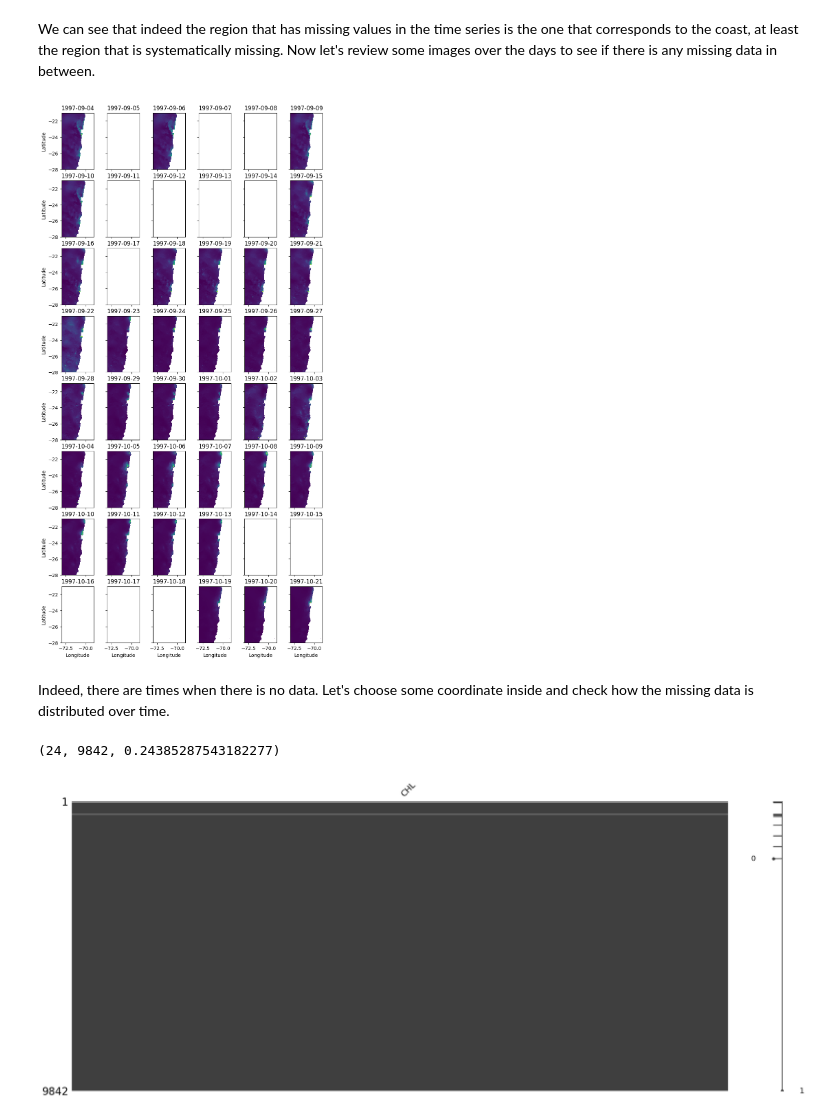
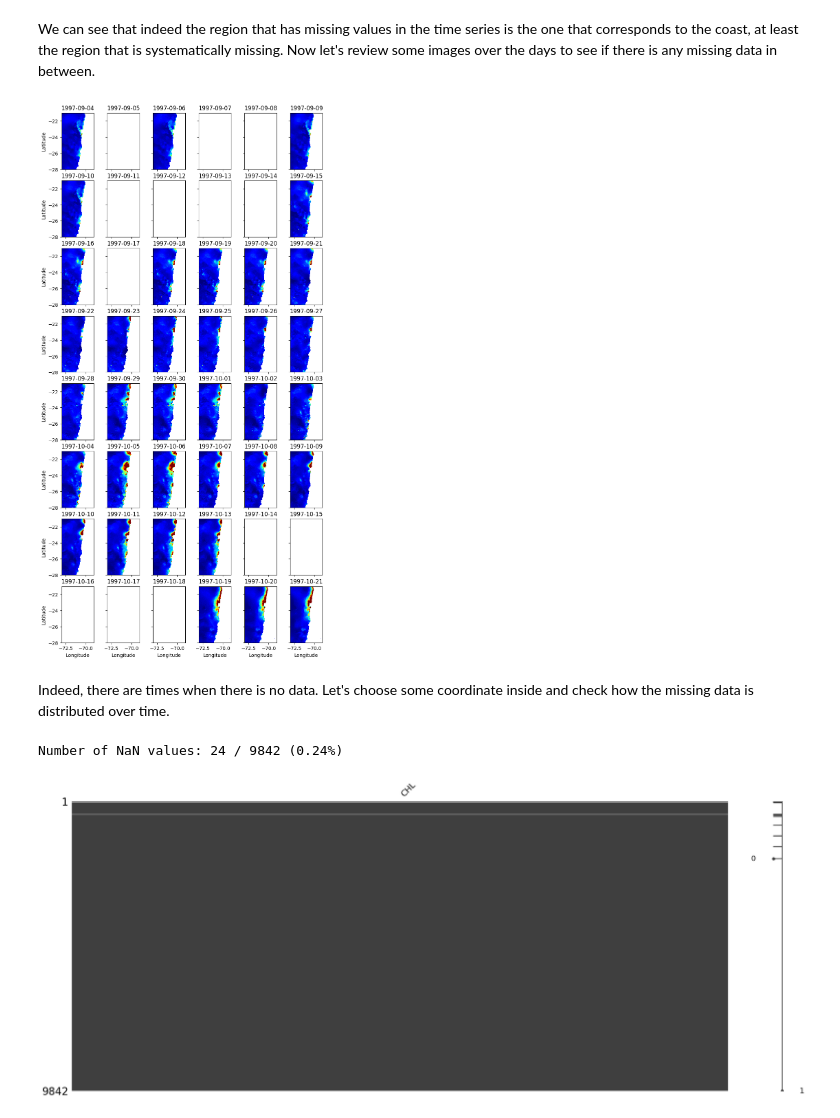
Before and after one commit to framunoz/forecasting-task, a Jupyter notebook: forecasting-task.ipynb, the cells around one changed output. Saved outputs shown, nothing was run; the diff lists cells and outputs as text; code cells hidden in the pictures.

```diff
--- a/forecasting-task.ipynb
+++ b/forecasting-task.ipynb
@@ -58,3 +56,7 @@ Attributes: (12/92)
     copernicusmarine_version:        1.3.2
 # %% [markdown]
 We start with a preliminary visualization of the data in your region.
+# %%
+# Get the quantiles of chlorophyll-a concentration
+q_01, q_99 = ds["CHL"].quantile([0.01, 0.99], method="closest_observation").values
+print(f"Quantiles: {q_01 = :.2f}, {q_99 = :.2f}")
@@ -154,34 +179,52 @@ Map(center=[-24.50000286102295, -70.99999618530273], controls=(WidgetControl(opt
 # %% [markdown]
 We can see that indeed the region that has missing values in the time series is the one that corresponds to the coast, at least the region that is systematically missing. Now let's review some images over the days to see if there is any missing data in between.
 # %%
-def plot_chlorophyll_grid(ds, n_row=8, n_col=6):
+def plot_chlorophyll_grid(
+    ds: xr.Dataset, n_row: int = 8, n_col: int = 6
+) -> tuple[Figure, Axes]:
+    """
+    Plot a grid of the first n_row * n_col chlorophyll-a concentration images
+    from a dataset.
+
+    :param ds: xarray dataset containing chlorophyll-a data.
+    :param n_row: Number of rows in the grid. Default is 8.
+    :param n_col: Number of columns in the grid. Default is 6.
+    :return: Tuple of the figure and axes objects.
+    """
 
     fig, axs = plt.subplots(n_row, n_col, figsize=(10, 20))
+
+    ds = ds.sel(time=ds.time[: n_row * n_col])
+    q_01, q_99 = ds["CHL"].quantile([0.01, 0.99], method="closest_observation").values
 
     for i, j in product(range(n_row), range(n_col)):
         time_index = i * n_col + j
         plot_chlorophyll(
             ds,
             time_index,
             fig,
             axs[i, j],
             colorbar=False,
             title=f"{str(ds.time[time_index].values)[:10]}",
+            vmin=q_01,
+            vmax=q_99,
         )
 
         if j != 0:
             axs[i, j].set_ylabel("")
             axs[i, j].set_yticklabels([])
 
         if i != n_row - 1:
             axs[i, j].set_xlabel("")
             axs[i, j].set_xticklabels([])
 
+    return fig, axs
+
 
 plot_chlorophyll_grid(ds, n_row=8, n_col=6)
 plt.show()
 # %% [output]
-[figure, old version]
+[figure, new version]
 # %% [markdown]
 Indeed, there are times when there is no data. Let's choose some coordinate inside and check how the missing data is distributed over time.
 # %%
@@ -189,13 +232,12 @@ chl_da = ds["CHL"].sel(lat=-24, lon=-72, method="nearest")
 chl_np = chl_da.values
 # %%
 # Let's check the number of NaN values in the array
-(
-    int(np.isnan(chl_np).sum()),
-    chl_np.size,
-    float(np.isnan(chl_np).sum() / chl_np.size * 100),
+print(
+    f"Number of NaN values: {int(np.isnan(chl_np).sum())} / {chl_np.size} "
+    f"({float(np.isnan(chl_np).sum() / chl_np.size * 100):.2f}%)"
 )
 # %% [output]
-(24, 9842, 0.24385287543182277)
+Number of NaN values: 24 / 9842 (0.24%)
 # %%
 df = pd.DataFrame({"CHL": chl_np})
 
```
Also changed, not shown: parts of 31 cells of this notebook.
